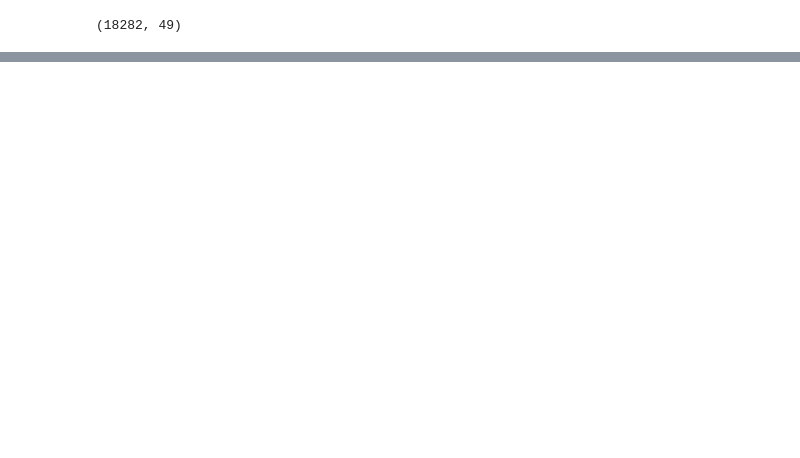
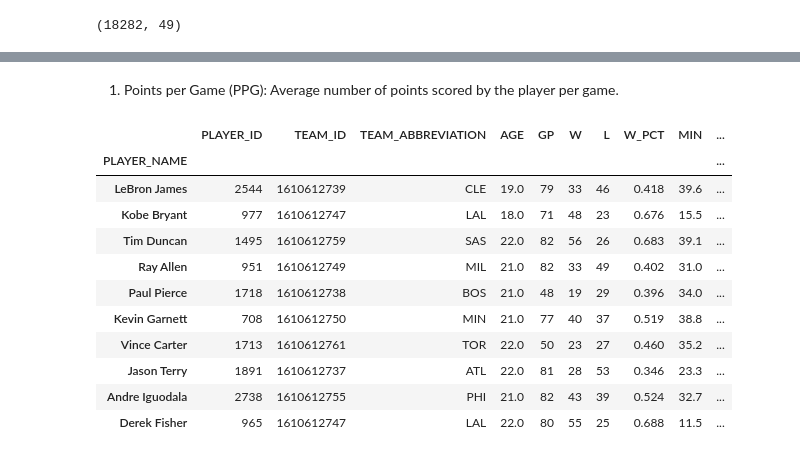
Before and after one commit to NEAT-Scouting-Data-Analytics/NEAT-Scouting-Data-Analytics, a Jupyter notebook: usa_df.ipynb, the cells around one changed output, grey strips where cells are left out. Drawn from its saved outputs; the diff is of its cells as text; code cells hidden in the pictures; blank space fills up the shorter version.

```diff
--- a/usa_df.ipynb
+++ b/usa_df.ipynb
@@ -134,0 +117,40 @@ usa_df
+# %% [markdown]
+1. Points per Game (PPG): Average number of points scored by the player per game.
+# %%
+# Grouping the data by player name and calculating the sum of games played for each player
+player_games_played = usa_others_df.groupby('PLAYER_NAME')['GP'].sum()
+
+# Grouping the data by player name and calculating the average PPG for each player
+player_ppg = usa_others_df.groupby('PLAYER_NAME')['PTS'].mean()
+
+# Combining player games played and average PPG into a single DataFrame
+player_stats = pd.DataFrame({'Games Played': player_games_played, 'Average PPG': player_ppg})
+
+# Sorting the players based on the sum of games played and selecting the top 20 players
+top_20_players = player_games_played.sort_values(ascending=False).head(10)
+
+# Filtering the usa_other_df DataFrame to include only the top 20 players
+top_20_data = usa_others_df[usa_others_df['PLAYER_NAME'].isin(top_20_players.index)]
+
+# Grouping the top 20 players' data by player name to include their entire playing career
+grouped_top_20_data = top_20_data.groupby('PLAYER_NAME').agg('first')
+
+# Merging the player_stats DataFrame with grouped_top_20_data to include the sum of games played
+final_data = pd.merge(grouped_top_20_data, player_stats, left_index=True, right_index=True)
+
+# Sorting the final data based on the sum of games played
+ppg_others_df = final_data.sort_values(by='Average PPG', ascending=False)
+ppg_others_df
+# %% [output]
+|  | PLAYER_ID | TEAM_ID | TEAM_ABBREVIATION | AGE | GP | W | L | W_PCT | MIN | ... |
+| PLAYER_NAME |  |  |  |  |  |  |  |  |  | ... |
+| LeBron James | 2544 | 1610612739 | CLE | 19.0 | 79 | 33 | 46 | 0.418 | 39.6 | ... |
+| Kobe Bryant | 977 | 1610612747 | LAL | 18.0 | 71 | 48 | 23 | 0.676 | 15.5 | ... |
+| Tim Duncan | 1495 | 1610612759 | SAS | 22.0 | 82 | 56 | 26 | 0.683 | 39.1 | ... |
+| Ray Allen | 951 | 1610612749 | MIL | 21.0 | 82 | 33 | 49 | 0.402 | 31.0 | ... |
+| Paul Pierce | 1718 | 1610612738 | BOS | 21.0 | 48 | 19 | 29 | 0.396 | 34.0 | ... |
+| Kevin Garnett | 708 | 1610612750 | MIN | 21.0 | 77 | 40 | 37 | 0.519 | 38.8 | ... |
+| Vince Carter | 1713 | 1610612761 | TOR | 22.0 | 50 | 23 | 27 | 0.460 | 35.2 | ... |
+| Jason Terry | 1891 | 1610612737 | ATL | 22.0 | 81 | 28 | 53 | 0.346 | 23.3 | ... |
+| Andre Iguodala | 2738 | 1610612755 | PHI | 21.0 | 82 | 43 | 39 | 0.524 | 32.7 | ... |
+| Derek Fisher | 965 | 1610612747 | LAL | 22.0 | 80 | 55 | 25 | 0.688 | 11.5 | ... |
```
Also changed, not shown: parts of 20 cells of this notebook.
